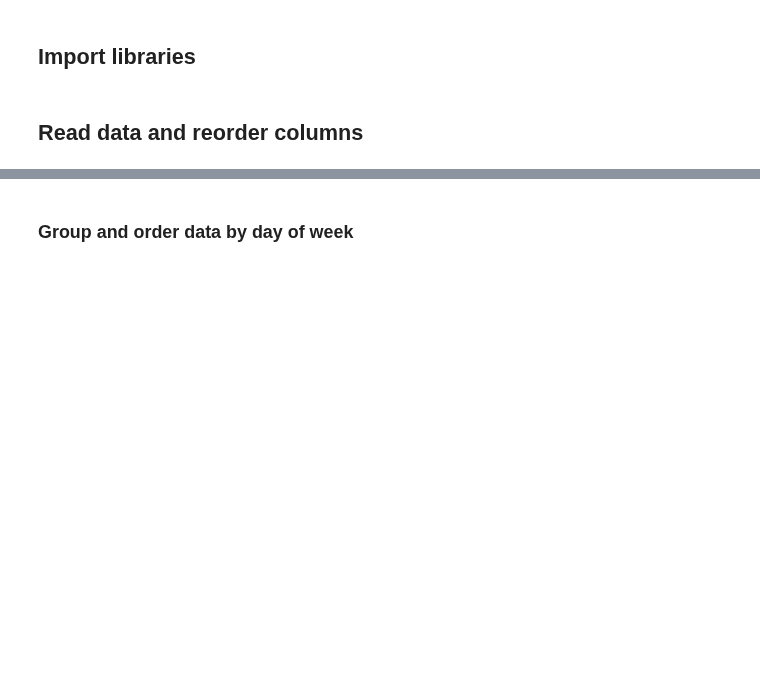
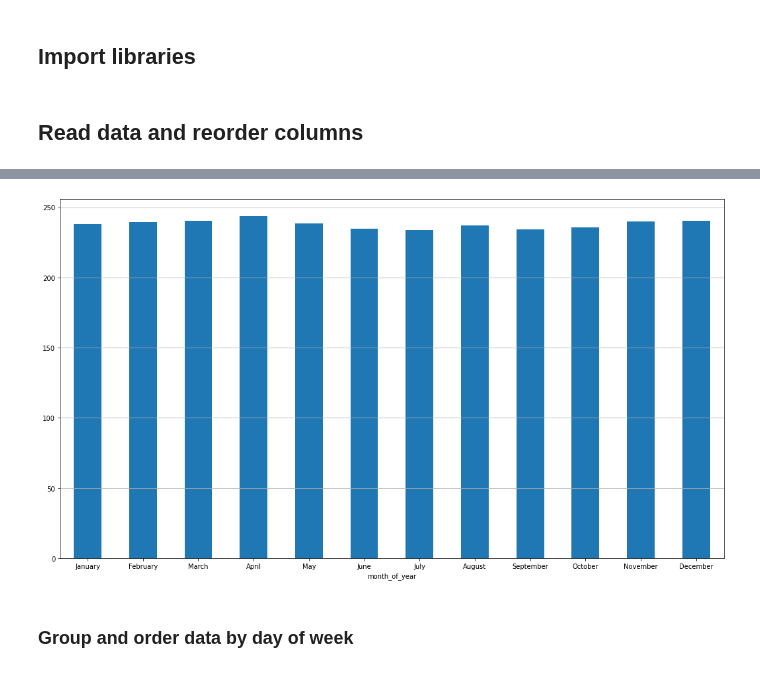
Before and after one commit to eshraongithub/global_sustainable_equity_fund_etl_and_time_series_forecasting, a Jupyter notebook: gesf_descriptive_analysis.ipynb, the cells around one changed output, grey strips where cells are left out. Drawn from its saved outputs; the diff is of its cells as text; code cells hidden in the pictures; blank space fills up the shorter version.

```diff
--- a/gesf_descriptive_analysis.ipynb
+++ b/gesf_descriptive_analysis.ipynb
@@ -25,0 +30,8 @@ gsef = gsef[cols]
+# %%
+month_of_year= gsef.groupby(['month_of_year'])[['Close', 'pct_change']].mean()
+month_of_year = month_of_year.reset_index(level=0)
+
+month_of_year_order = ['January', 'February', 'March', 'April', 'May', 'June', 'July', 'August', 'September', 'October', 'November', 'December']
+month_of_year['month_of_year'] = pd.Categorical(month_of_year['month_of_year'], categories=month_of_year_order, ordered=True)
+month_of_year = month_of_year.sort_values('month_of_year').reset_index(drop=True)
+month_of_year.set_index('month_of_year', inplace=True)
@@ -26,3 +55,10 @@ gsef = gsef[cols]
+# %%
+ax_month = month_of_year['Close'].plot.bar(rot=0, figsize=(18,10))
+
+ax_month.grid('on', which='minor', axis='y')
+ax_month.grid('off', which='major', axis='y')
+# %% [output]
+[figure, added]
 # %% [markdown]
 ### Group and order data by day of week
 # %%
```
Also changed, not shown: parts of 10 cells of this notebook, 2 other files.
